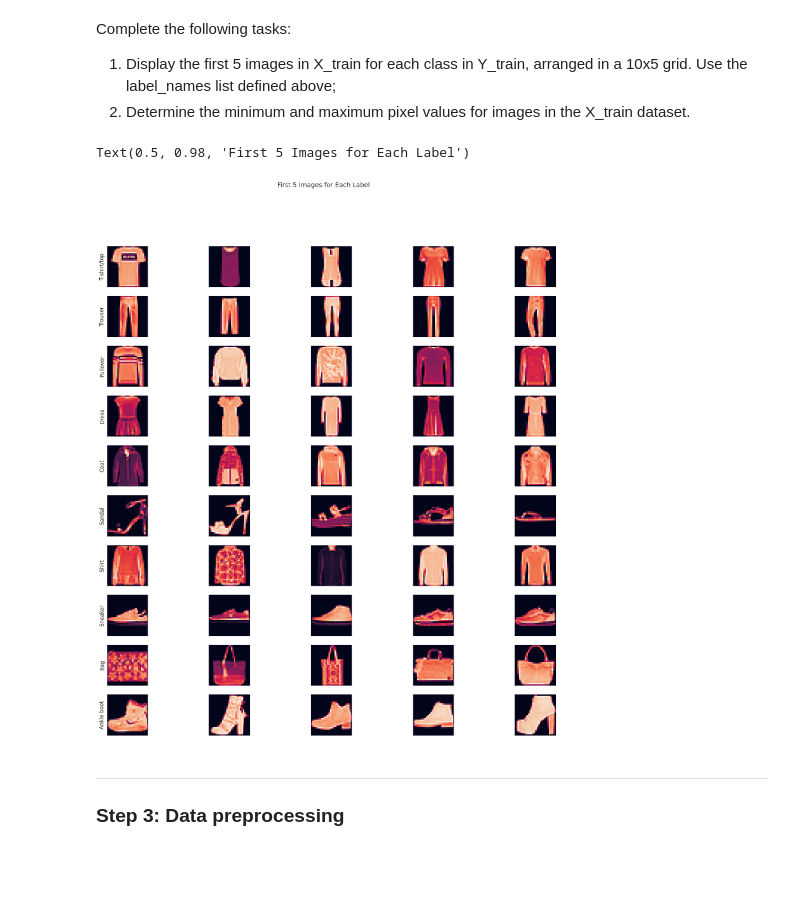
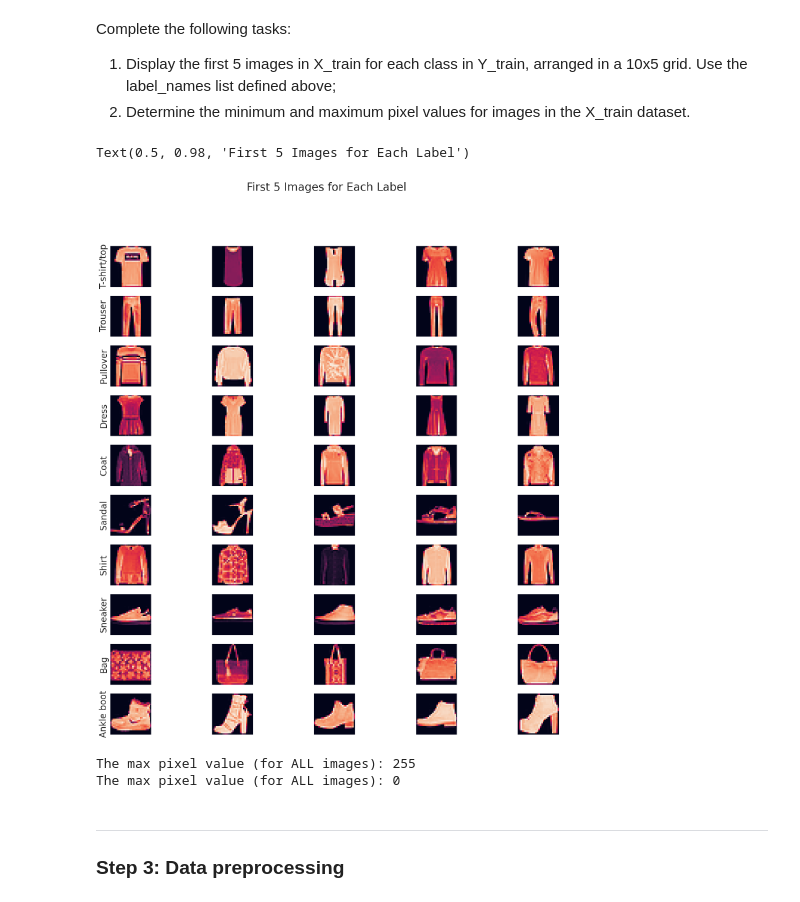
Before and after one commit to dabingougou/207, a Jupyter notebook: week_4/04 Logistic Regression with Tensorflow.ipynb, the cells around one changed output. Drawn from its saved outputs; the diff is of its cells as text; code cells hidden in the pictures; blank space fills up the shorter version.

```diff
--- a/week_4/04 Logistic Regression with Tensorflow.ipynb
+++ b/week_4/04 Logistic Regression with Tensorflow.ipynb
@@ -128,55 +114,52 @@ Complete the following tasks:
 # YOUR CODE HERE
 
 # Instead of using the code chunk from documentation directly, I tried the object-oriented plotting here
 
-#fig, ax = plt.subplots(10, 5)
-
-#img = ax.imshow(X_)
-#Y_train
-#np.stack((X_train, Y_train.reshape(-1, 1)), axis=1)
-#Y_train.reshape(-1, 1).shape
-#fig, ax = plt.subplots()
-#for i in np.unique(Y_train):
-#    print(i)
-#    X_train[i,:,:]
-
+# Get the number of labels
 labels_num = np.unique(Y_train)
 
-counter = 0
-#while counter <= 4:
-#    counter += 1
-#    print(counter)
-
+# Create a empty dict whose key-value pairs are label-[first five index list]
 first_five_indices = {label:[] for label in np.unique(Y_train)}
 
+# Loop through Y_train to fill in the dict
 for idx, label in enumerate(Y_train):
     if len(first_five_indices[label]) < 5:
         first_five_indices[label].append(idx)
     if all(len(indices) == 5 for indices in first_five_indices.values()):
         break
 
-first_five_indices
+# first_five_indices
 
-
+# Plot the first five images for each label
 fig, ax = plt.subplots(10, 5,
                        figsize=(20, 20))
 
 for label in labels_num:
+#   set col_num to 0 for the start of each INNER loop
     col_num = 0
-    ax[label, 0].set_ylabel(label_names[label])
+    ax[label, 0].set_ylabel(label_names[label],
+                            fontsize=20)
     for idx in first_five_indices[label]:
         ax[label, col_num].imshow(X_train[idx,:,:])
-#        ax[label, col_num].set_xlabel(label_names[label],
 #                                      fontsize=12)
         ax[label, col_num].set_xticks([])
         ax[label, col_num].set_yticks([])
 
         col_num += 1
 
-fig.suptitle("First 5 Images for Each Label")
+fig.suptitle("First 5 Images for Each Label",
+             fontsize=25)
 # %% [output]
 Text(0.5, 0.98, 'First 5 Images for Each Label')
-[figure, old version]
+[figure, new version]
+# %%
+# Min and max pixel values for X_Train
+print(f"The max pixel value (for ALL images): {np.max(X_train)}")
+
+print(f"The max pixel value (for ALL images): {np.min(X_train)}")
+# %% [output]
+The max pixel value (for ALL images): 255
+The max pixel value (for ALL images): 0
 # %% [markdown]
 ---
 ### Step 3: Data preprocessing
```
Also changed, not shown: parts of 25 cells of this notebook.
